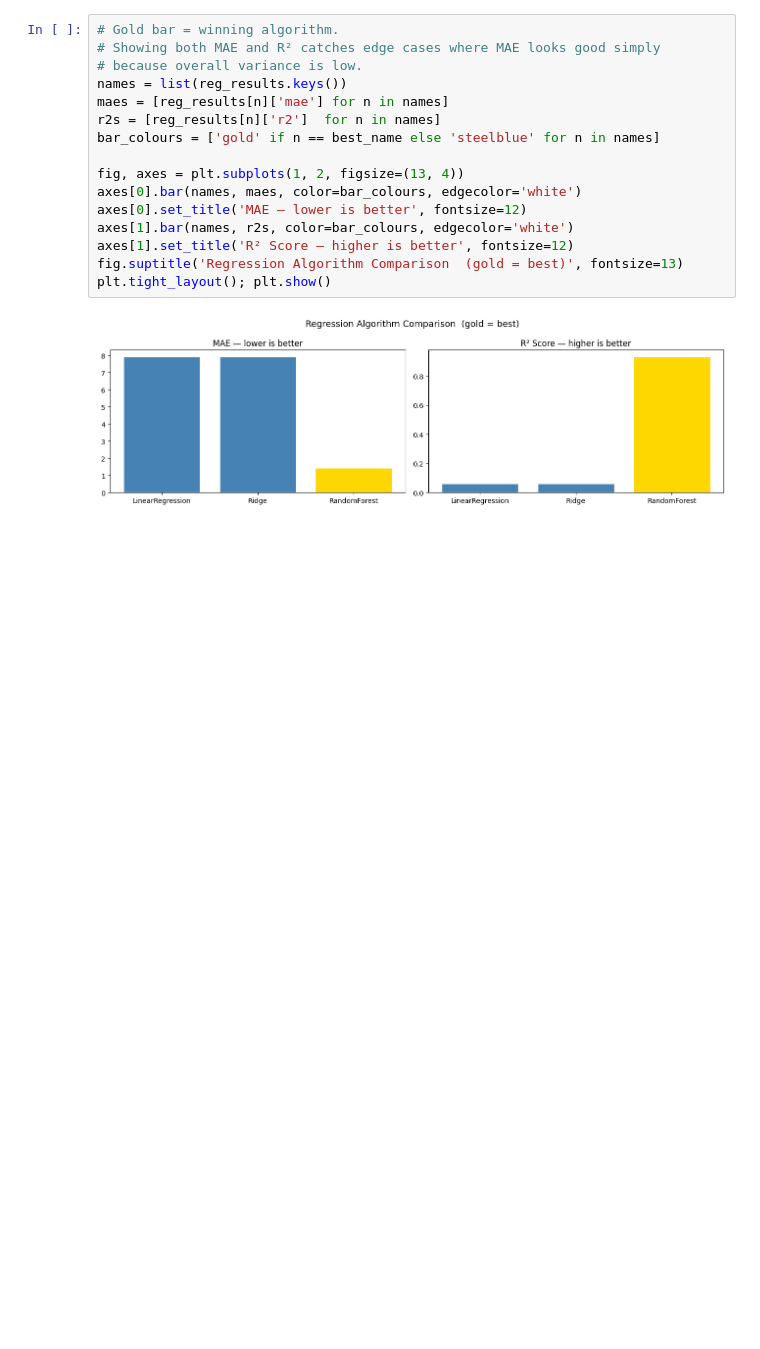
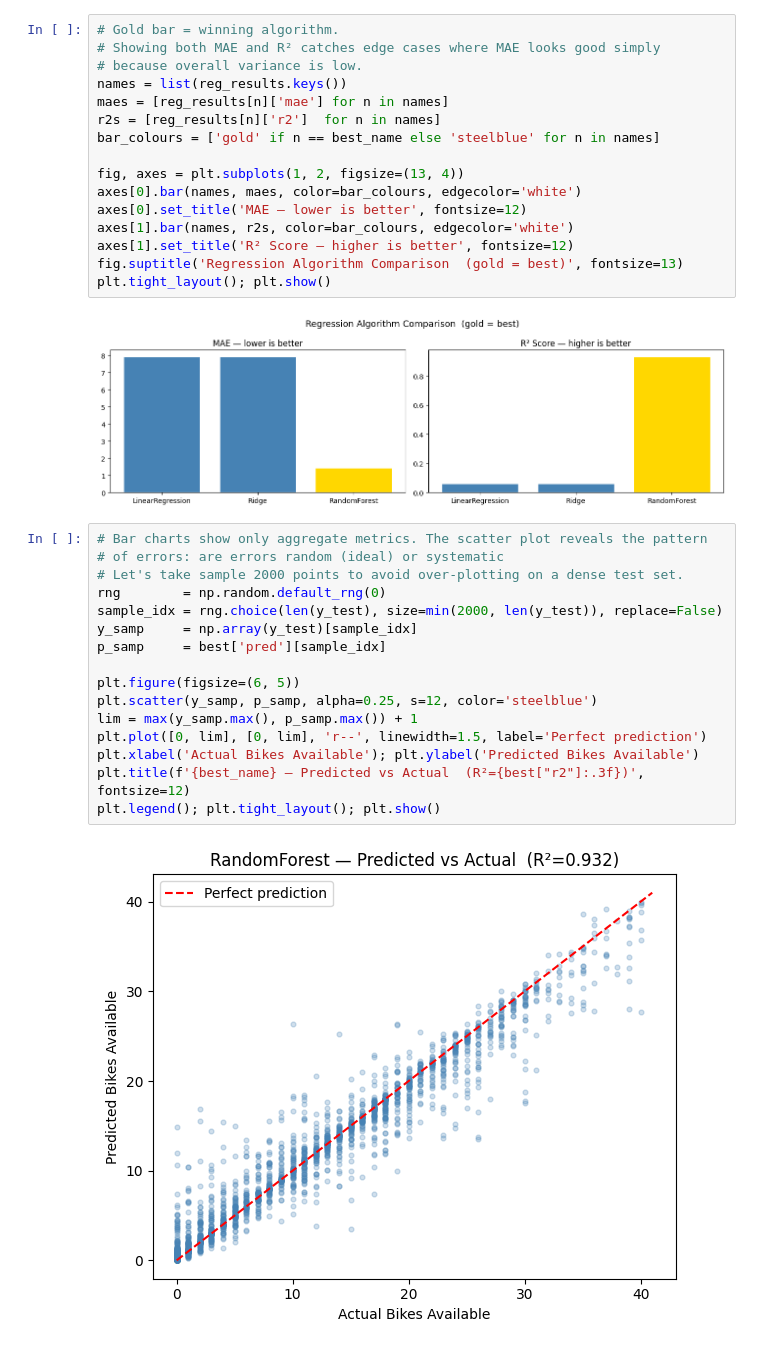
Before and after one commit to shayan-ashish-chakraborty/dublin-bikes-team20, a Jupyter notebook: main_project/notebooks/bike_forecasting.ipynb, the cells around one changed output. Cells and saved outputs as stored; diff of their text form; blank space fills up the shorter version.

```diff
--- a/main_project/notebooks/bike_forecasting.ipynb
+++ b/main_project/notebooks/bike_forecasting.ipynb
@@ -262,3 +262,21 @@ fig.suptitle('Regression Algorithm Comparison  (gold = best)', fontsize=13)
 plt.tight_layout(); plt.show()
 # %% [output]
 [figure]
+# %%
+# Bar charts show only aggregate metrics. The scatter plot reveals the pattern
+# of errors: are errors random (ideal) or systematic
+# Let's take sample 2000 points to avoid over-plotting on a dense test set.
+rng        = np.random.default_rng(0)
+sample_idx = rng.choice(len(y_test), size=min(2000, len(y_test)), replace=False)
+y_samp     = np.array(y_test)[sample_idx]
+p_samp     = best['pred'][sample_idx]
+
+plt.figure(figsize=(6, 5))
+plt.scatter(y_samp, p_samp, alpha=0.25, s=12, color='steelblue')
+lim = max(y_samp.max(), p_samp.max()) + 1
+plt.plot([0, lim], [0, lim], 'r--', linewidth=1.5, label='Perfect prediction')
+plt.xlabel('Actual Bikes Available'); plt.ylabel('Predicted Bikes Available')
+plt.title(f'{best_name} — Predicted vs Actual  (R²={best["r2"]:.3f})', fontsize=12)
+plt.legend(); plt.tight_layout(); plt.show()
+# %% [output]
+[figure, added]
```
Also changed, not shown: parts of 3 cells of this notebook, 13 other files.
